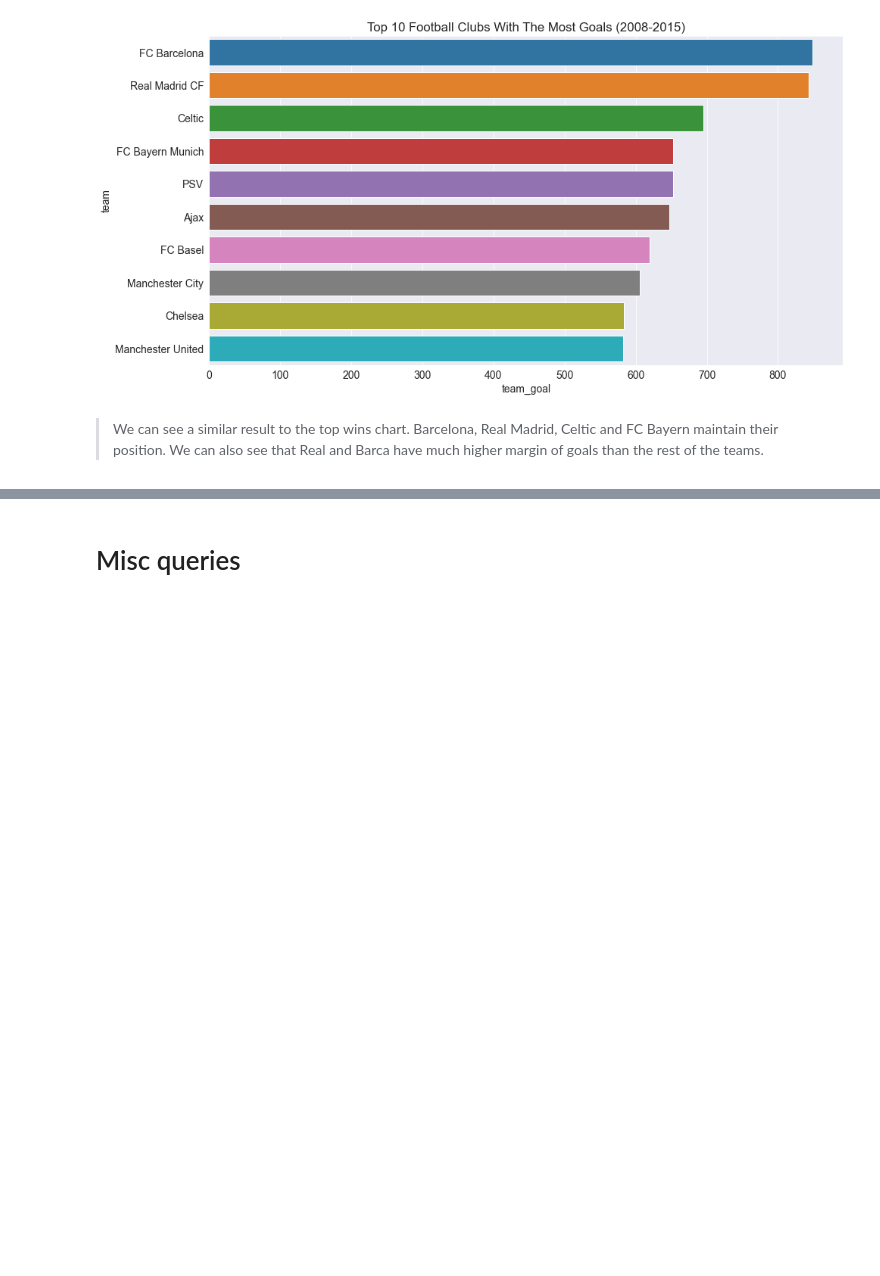
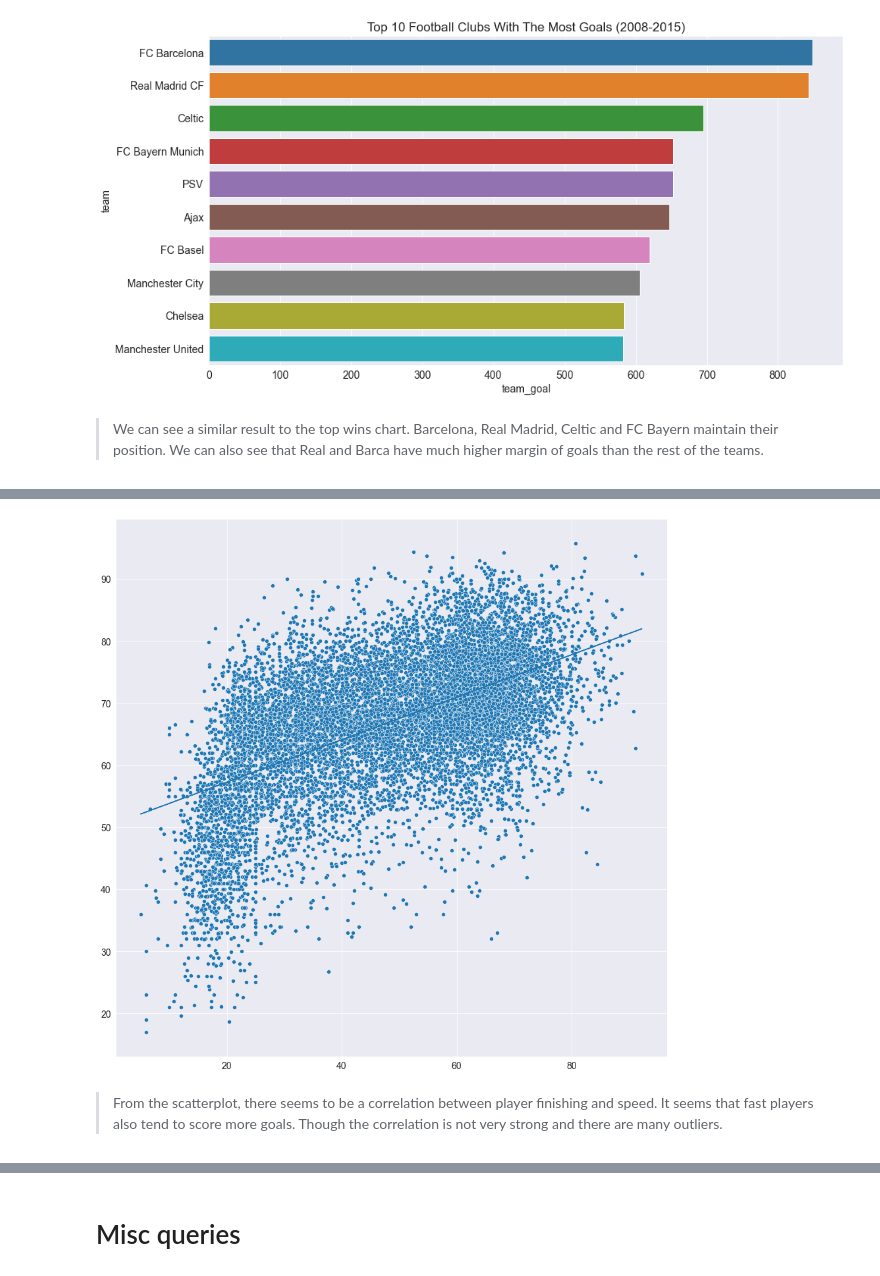
Before and after one commit to Cofucan/football_data_analysis, a Jupyter notebook: football_analysis.ipynb, the cells around one changed output, grey strips where cells are left out. Drawn from its saved outputs; the diff is of its cells as text; code cells hidden in the pictures; blank space fills up the shorter version.

```diff
--- a/football_analysis.ipynb
+++ b/football_analysis.ipynb
@@ -780,3 +870,25 @@ sns.barplot('team_goal', 'team', data=top_goals);
+# %%
+player_stats = df_player_ed.groupby(['player_name']).mean()
+# %%
+# creating list of variables to be measured
+u = np.array(player_stats['finishing'])
+v = np.array(player_stats['sprint_speed'])
+
+# creating the scatterplot
+sns.scatterplot(x=u, y=v)
+
+w = np.polyfit(u, v, 1)
+x = np.poly1d(w)
+
+rcParams['font.size'] = 14
+rcParams['figure.figsize'] = [15, 15]
+
+#adding trendline to plot
+plt.plot(u, x(u));
+# %% [output]
+[figure, added]
+# %% [markdown]
+> From the scatterplot, there seems to be a correlation between player finishing and speed. It seems that fast players also tend to score more goals. Though the correlation is not very strong and there are many outliers.
 # %% [markdown]
 <a id='conclusions'></a>
 # **Conclusions**
```
Also changed, not shown: parts of 16 cells of this notebook.
